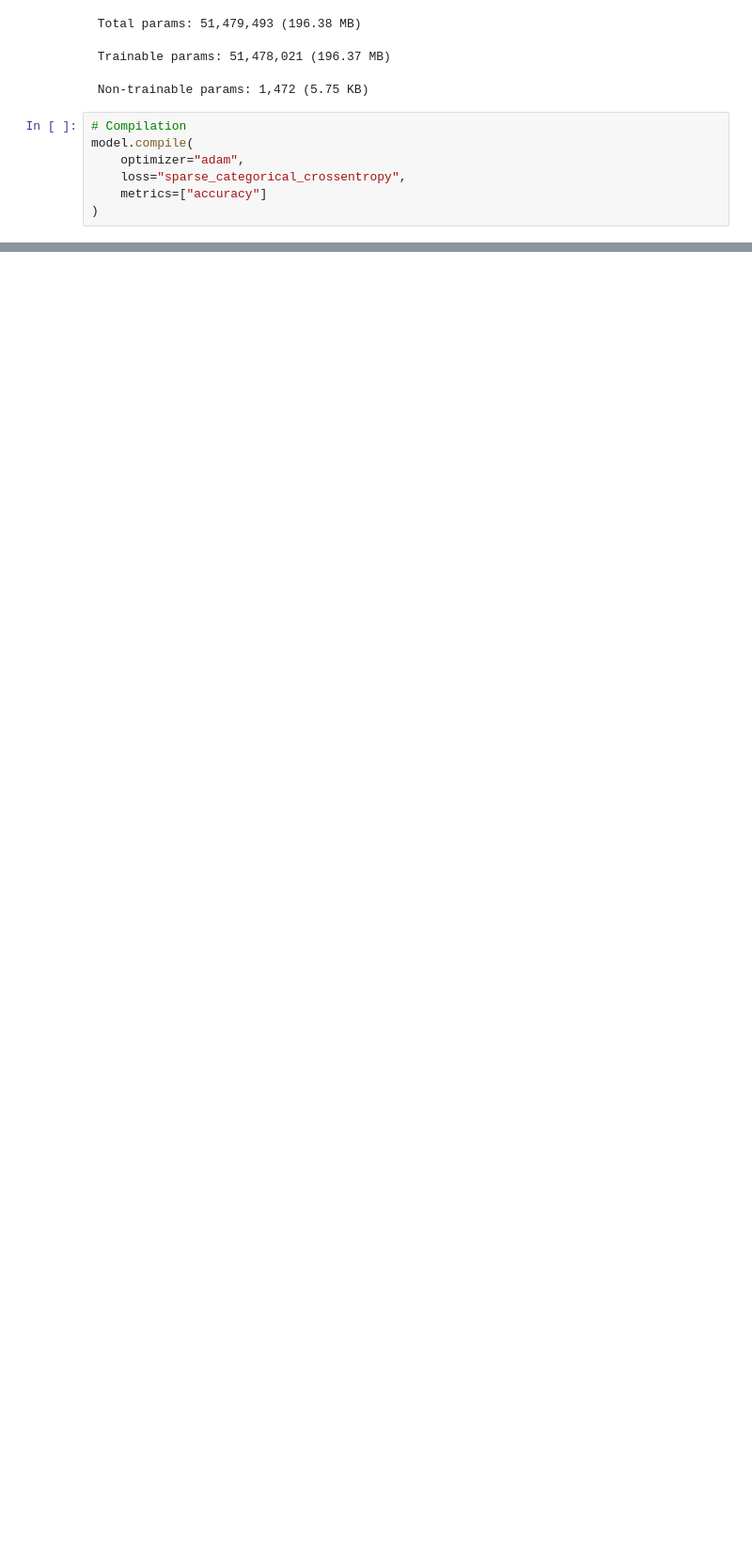
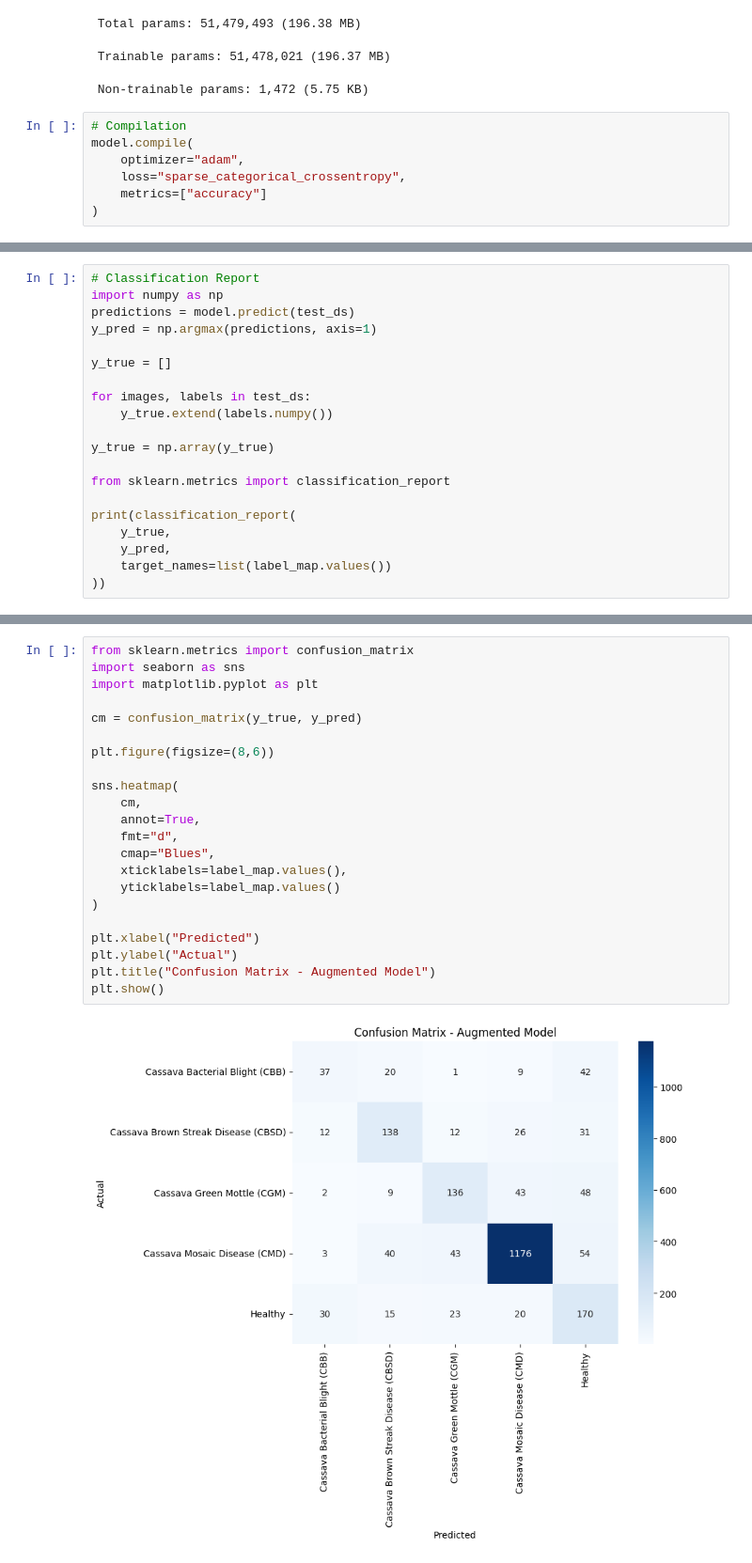
Before and after one commit to MohitMahi1/Cassava-Leaf-Disease-Classification, a Jupyter notebook: Cassava_Leaf_Disease_Classification.ipynb, the cells around one changed output, grey strips where cells are left out. Shown at 94% size. Drawn from its saved outputs; the diff is of its cells as text; blank space fills up the shorter version.

```diff
--- a/Cassava_Leaf_Disease_Classification.ipynb
+++ b/Cassava_Leaf_Disease_Classification.ipynb
@@ -633,0 +971,20 @@ model.compile(
+# %%
+# Classification Report
+import numpy as np
+predictions = model.predict(test_ds)
+y_pred = np.argmax(predictions, axis=1)
+
+y_true = []
+
+for images, labels in test_ds:
+    y_true.extend(labels.numpy())
+
+y_true = np.array(y_true)
+
+from sklearn.metrics import classification_report
+
+print(classification_report(
+    y_true,
+    y_pred,
+    target_names=list(label_map.values())
+))
@@ -633,0 +1004,24 @@ model.compile(
+# %%
+from sklearn.metrics import confusion_matrix
+import seaborn as sns
+import matplotlib.pyplot as plt
+
+cm = confusion_matrix(y_true, y_pred)
+
+plt.figure(figsize=(8,6))
+
+sns.heatmap(
+    cm,
+    annot=True,
+    fmt="d",
+    cmap="Blues",
+    xticklabels=label_map.values(),
+    yticklabels=label_map.values()
+)
+
+plt.xlabel("Predicted")
+plt.ylabel("Actual")
+plt.title("Confusion Matrix - Augmented Model")
+plt.show()
+# %% [output]
+[figure, added]
```
Also changed, not shown: parts of 50 cells of this notebook.
